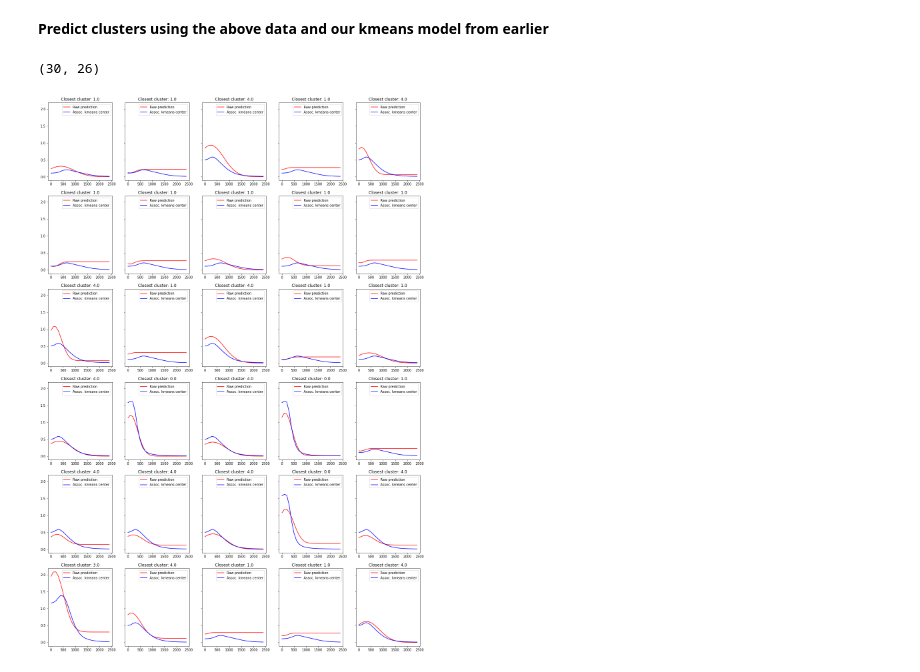
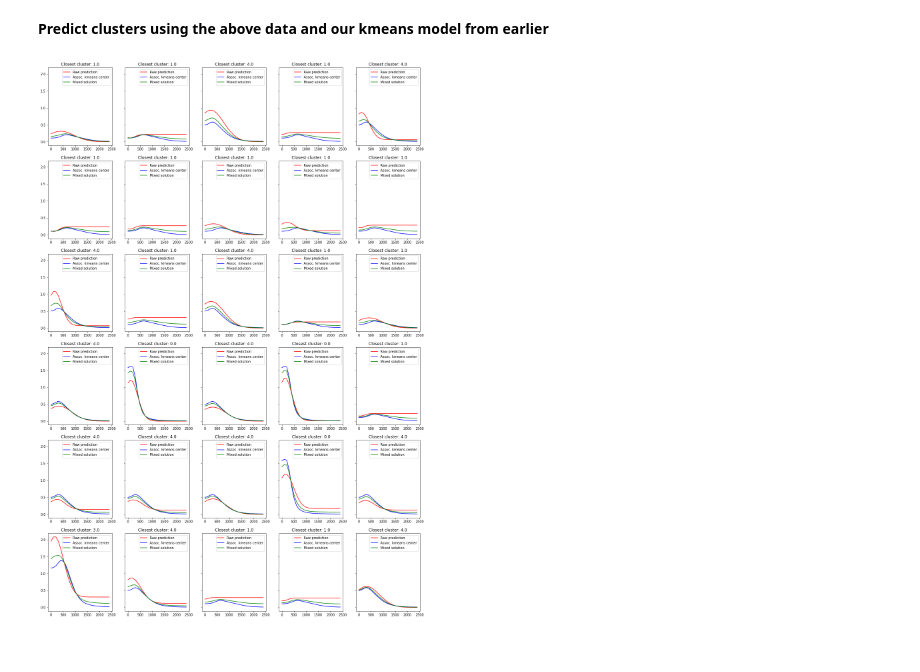
Before and after one commit to gnyirjesy/ocean-depth-characterization, a Jupyter notebook: preliminary_models/model_testing_bh.ipynb, the cells around one changed output. Drawn from its saved outputs; the diff is of its cells as text; code cells hidden in the pictures.

Commit message:
added mixing function

```diff
--- a/preliminary_models/model_testing_bh.ipynb
+++ b/preliminary_models/model_testing_bh.ipynb
@@ -378,19 +378,21 @@ ylong_preds = pd.DataFrame(np.array(ylong_preds)).rename({k:v for (k,v) in zip([
 **Predict clusters using the above data and our kmeans model from earlier**
 # %%
 ylong_preds['cluster'] = kmeans.predict(ylong_preds)
-# %%
-ylong_preds.shape
-# %% [output]
-(30, 26)
+# %%
+## create a mixing function
+def mix_vals(x1, x2, perc_x1=0.5):
+    perc_x2 = 1-perc_x1
+    return (x1*perc_x1) + (x2*perc_x2)
 # %%
 fig, ax = plt.subplots(6, 5, figsize=(20, 30), sharey=True)
 for i, r in ylong_preds.iterrows():
     arow = i // 5
     acol = i % 5
     ax[arow, acol].plot(xlong*100, r.iloc[:-1], 'r', label='Raw prediction')
     ax[arow, acol].plot(xlong*100, centers[int(r.cluster), :], 'b', label='Assoc. kmeans center')
+    ax[arow, acol].plot(xlong*100, mix_vals(centers[int(r.cluster), :], r.iloc[:-1].to_numpy(), perc_x1=0.65), 'g', label='Mixed solution')
     ax[arow, acol].set_title('Closest cluster: ' + str(r.cluster))
     ax[arow, acol].legend()
 plt.show()
 # %% [output]
-[figure, old version]
+[figure, new version]
```
